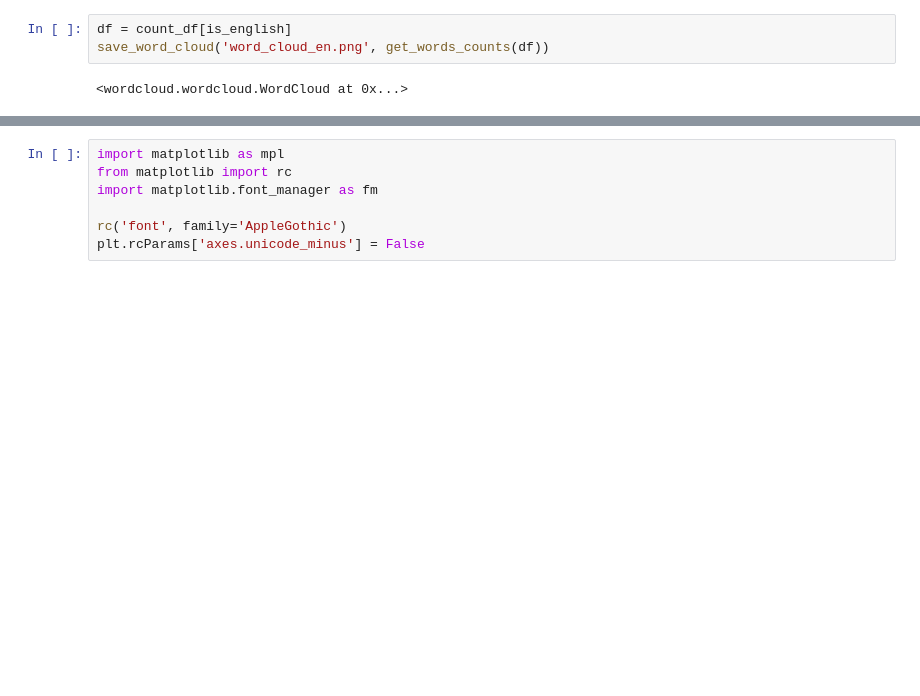
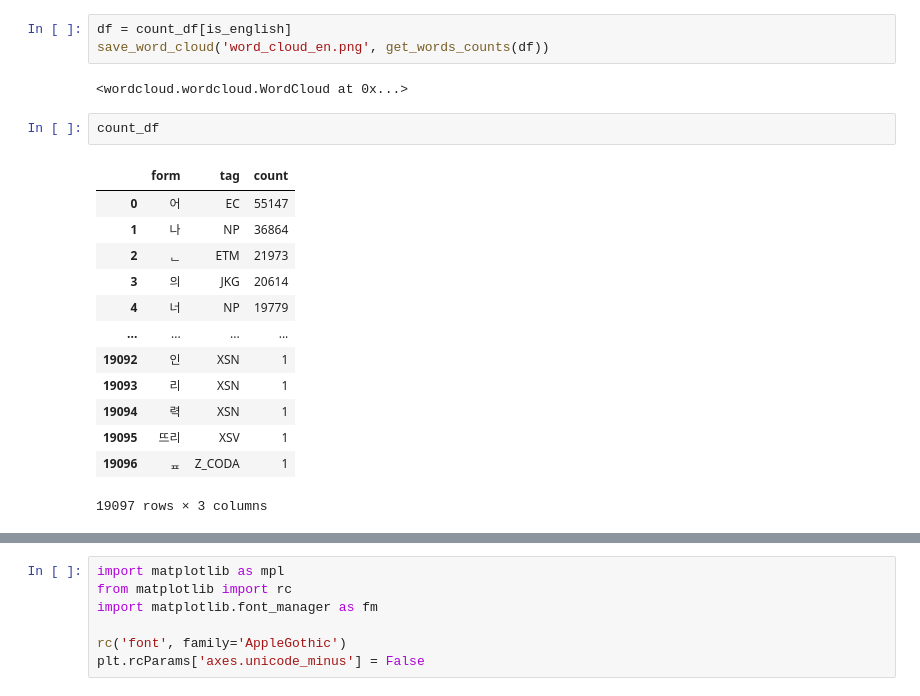
Before and after one commit to joonas-yoon/kpop-lyrics-analytics, a Jupyter notebook: analytics_kiwi.ipynb, the cells around one changed output, grey strips where cells are left out. Drawn from its saved outputs; the diff is of its cells as text; blank space fills up the shorter version.

```diff
--- a/analytics_kiwi.ipynb
+++ b/analytics_kiwi.ipynb
@@ -335,3 +335,19 @@ df = count_df[is_english]
 save_word_cloud('word_cloud_en.png', get_words_counts(df))
 # %% [output]
 <wordcloud.wordcloud.WordCloud at 0x...>
+# %%
+count_df
+# %% [output]
+|  | form | tag | count |
+| 0 | 어 | EC | 55147 |
+| 1 | 나 | NP | 36864 |
+| 2 | ᆫ | ETM | 21973 |
+| 3 | 의 | JKG | 20614 |
+| 4 | 너 | NP | 19779 |
+| ... | ... | ... | ... |
+| 19092 | 인 | XSN | 1 |
+| 19093 | 리 | XSN | 1 |
+| 19094 | 력 | XSN | 1 |
+| 19095 | 뜨리 | XSV | 1 |
+| 19096 | ᇁ | Z_CODA | 1 |
+19097 rows × 3 columns
```
Also changed, not shown: parts of 2 cells of this notebook, 7 other files.
